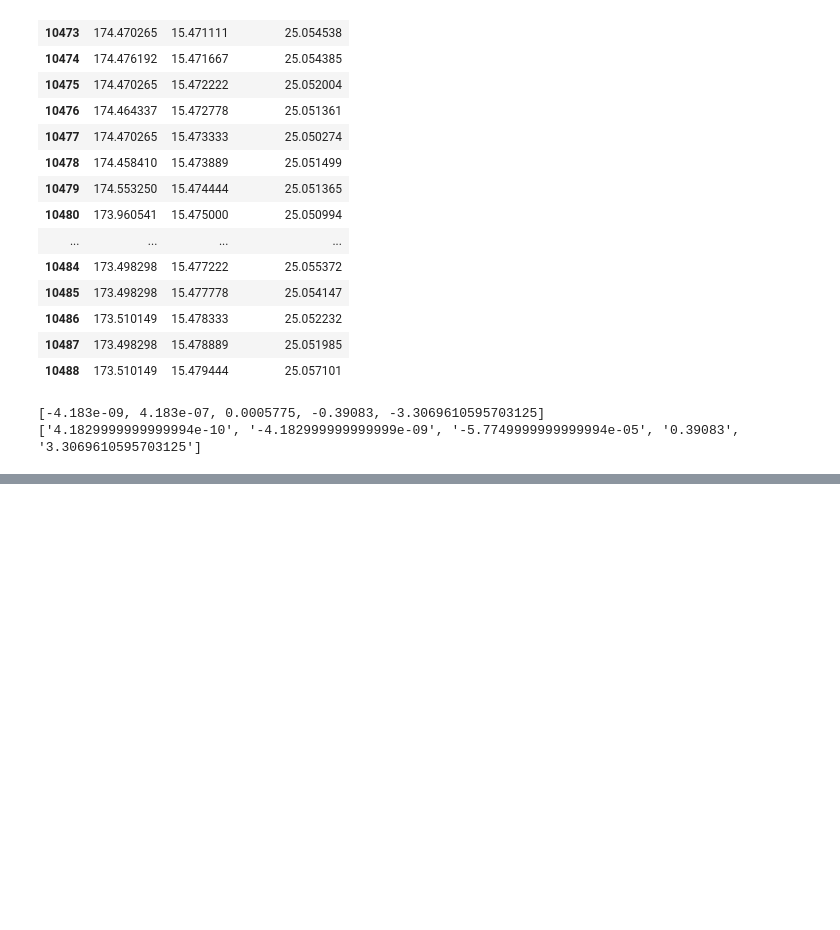
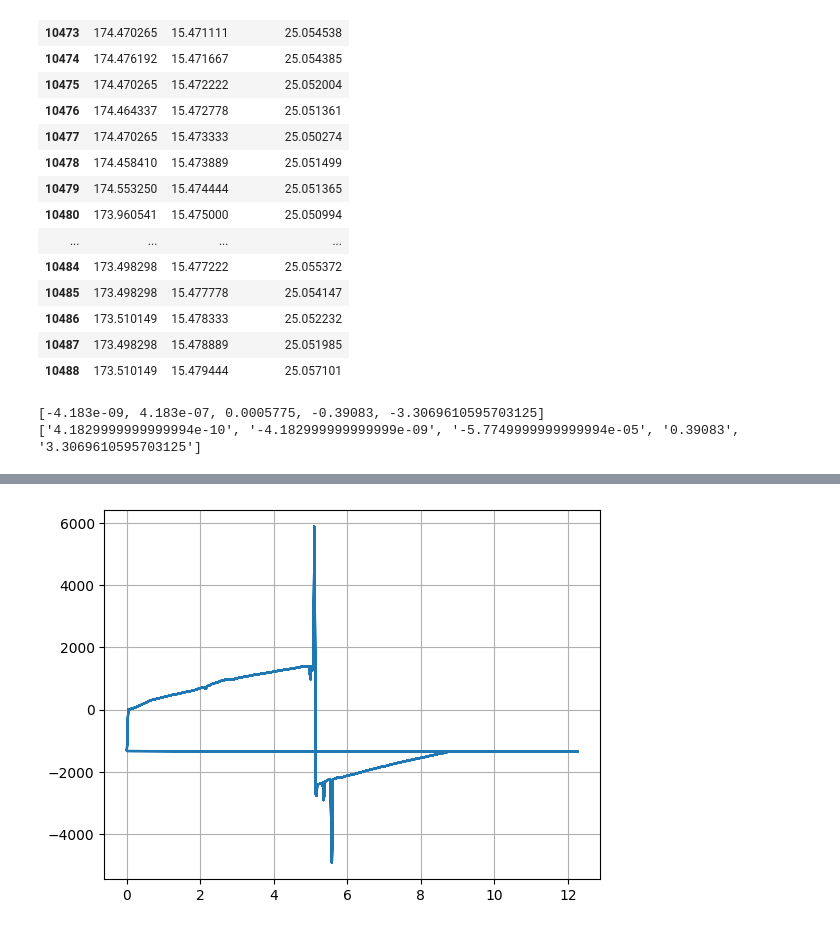
Before and after one commit to jbane11/nexo, a Jupyter notebook: Lab028/slowctr/slow_control_data_read_2.ipynb, the cells around one changed output, grey strips where cells are left out. Saved outputs shown, nothing was run; the diff lists cells and outputs as text; code cells hidden in the pictures; blank space fills up the shorter version.

```diff
--- a/Lab028/slowctr/slow_control_data_read_2.ipynb
+++ b/Lab028/slowctr/slow_control_data_read_2.ipynb
@@ -1443,0 +1548,4 @@ print(coef3)
+# %%
+LN2_use = DF["Nitro_Weigth"].diff(60)
+
+LN2_use_sum = LN2_use.cumsum()
@@ -1443,0 +1563,11 @@ print(coef3)
+# %%
+#plt.errorbar(DF["hours"][::60]-DF["hours"].iloc[0],DF["Nitro_Weigth"][::60],fmt=".")
+
+
+plt.errorbar(DF["hours"][::1]-DF["hours"].iloc[0],-LN2_use_sum[::1])
+
+#plt.yscale("log")
+#plt.ylim(-5,2)
+plt.grid(True)
+# %% [output]
+[figure, added]
```
Also changed, not shown: parts of 11 cells of this notebook, 5 other files.
